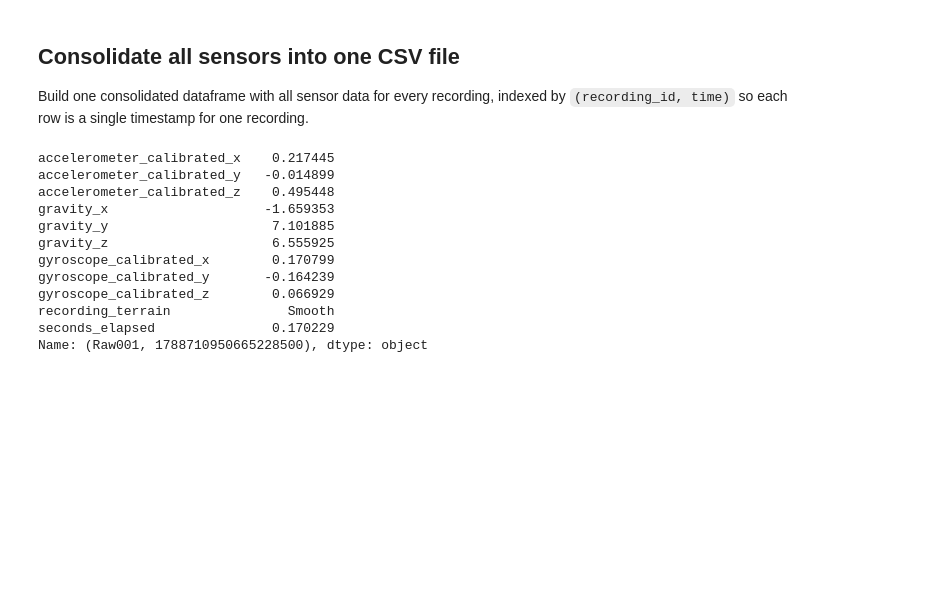
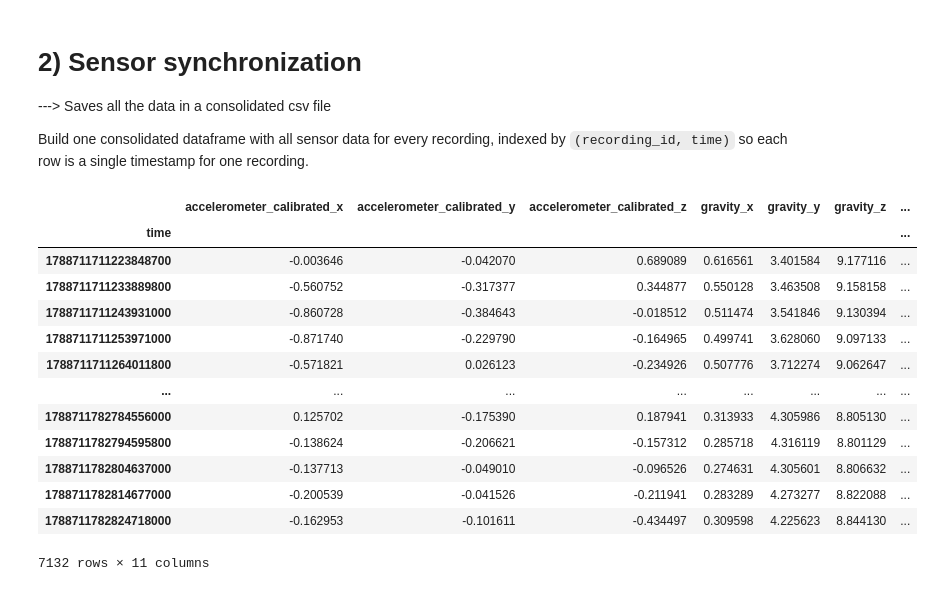
Before and after one commit to thesuacar/road-checker, a Jupyter notebook: notebook.ipynb, the cells around one changed output. Drawn from its saved outputs; the diff is of its cells as text; code cells hidden in the pictures; blank space fills up the shorter version.

```diff
--- a/notebook.ipynb
+++ b/notebook.ipynb
@@ -182,5 +257,7 @@ filtered_recording_names = list(filtered_recording_sensor_freq_df.index)
 # %% [markdown]
-## Consolidate all sensors into one CSV file
+# 2) Sensor synchronization
+
+---> Saves all the data in a consolidated csv file
 
 Build one consolidated dataframe with all sensor data for every recording, indexed by `(recording_id, time)` so each row is a single timestamp for one recording.
 # %%
@@ -202,45 +279,49 @@ for recording_name in filtered_recording_names:
         temp_df = pd.read_csv(csv_file)
 
         # Prefix x/y/z with the sensor name so columns stay unique once we merge sensors together
         # e.g. "x" -> "accelerometer_calibrated_x"
         temp_df.rename(columns = {axis: f"{sensor_name}_{axis}" for axis in axis_list}, inplace=True)
 
         # Index every row with this recording's id, and its timestamp
         recording_ids = [recording_id] * len(temp_df)
         multi_index = pd.MultiIndex.from_arrays([recording_ids, temp_df["time"]],names=["recording_id", "time"],)
         temp_df.set_index(multi_index, inplace=True)
 
         # We will concatenate at the end once after the merging operations
         seconds_elapsed_column = temp_df['seconds_elapsed']
 
         # Keep only this sensor's x/y/z axis data
         # This is because seconds_elapsed and time column is redundant in each CSV, and has been indexed in the previous step
         temp_df = temp_df[[f"{sensor_name}_{axis}" for axis in axis_list]]
 
         # Add this sensor's columns to the single_recording df, matching rows by the index (recording_id, time)
         single_recording_consolidated_df = pd.concat([single_recording_consolidated_df, temp_df], axis = 1)
 
     # Add the road terrain label (Bumpy/Smooth) to every row of this single recording
     # Add new column seconds_elapsed from the backup
     single_recording_consolidated_df['recording_terrain'] = [recording_terrain] * len(single_recording_consolidated_df)
     single_recording_consolidated_df['seconds_elapsed'] = seconds_elapsed_column
 
     # Merge(row-wise) the single_recording df with the globally managed df
     sensor_data_all_recording_consolidated_df = pd.concat([sensor_data_all_recording_consolidated_df, single_recording_consolidated_df])
 
 sensor_data_all_recording_consolidated_df.to_csv('data/sensor_data_all_recording_consolidated_df.csv')
+
+#Shows one example - from a data-frame search from one of the files
+
+sensor_data_all_recording_consolidated_df.loc[('Raw022')]
+# %% [output]
+|  | accelerometer_calibrated_x | accelerometer_calibrated_y | accelerometer_calibrated_z | gravity_x | gravity_y | gravity_z | ... |
+| time |  |  |  |  |  |  | ... |
+| 1788711711223848700 | -0.003646 | -0.042070 | 0.689089 | 0.616561 | 3.401584 | 9.177116 | ... |
+| 1788711711233889800 | -0.560752 | -0.317377 | 0.344877 | 0.550128 | 3.463508 | 9.158158 | ... |
+| 1788711711243931000 | -0.860728 | -0.384643 | -0.018512 | 0.511474 | 3.541846 | 9.130394 | ... |
+| 1788711711253971000 | -0.871740 | -0.229790 | -0.164965 | 0.499741 | 3.628060 | 9.097133 | ... |
+| 1788711711264011800 | -0.571821 | 0.026123 | -0.234926 | 0.507776 | 3.712274 | 9.062647 | ... |
+| ... | ... | ... | ... | ... | ... | ... | ... |
+| 1788711782784556000 | 0.125702 | -0.175390 | 0.187941 | 0.313933 | 4.305986 | 8.805130 | ... |
+| 1788711782794595800 | -0.138624 | -0.206621 | -0.157312 | 0.285718 | 4.316119 | 8.801129 | ... |
+| 1788711782804637000 | -0.137713 | -0.049010 | -0.096526 | 0.274631 | 4.305601 | 8.806632 | ... |
+| 1788711782814677000 | -0.200539 | -0.041526 | -0.211941 | 0.283289 | 4.273277 | 8.822088 | ... |
+| 1788711782824718000 | -0.162953 | -0.101611 | -0.434497 | 0.309598 | 4.225623 | 8.844130 | ... |
+7132 rows × 11 columns
-# %%
-sensor_data_all_recording_consolidated_df.loc[('Raw001', 1788710950665228500)]
-# %% [output]
-accelerometer_calibrated_x    0.217445
-accelerometer_calibrated_y   -0.014899
-accelerometer_calibrated_z    0.495448
-gravity_x                    -1.659353
-gravity_y                     7.101885
-gravity_z                     6.555925
-gyroscope_calibrated_x        0.170799
-gyroscope_calibrated_y       -0.164239
-gyroscope_calibrated_z        0.066929
-recording_terrain               Smooth
-seconds_elapsed               0.170229
-Name: (Raw001, 1788710950665228500), dtype: object
```
Also changed, not shown: parts of 54 cells of this notebook, 13 other files.
